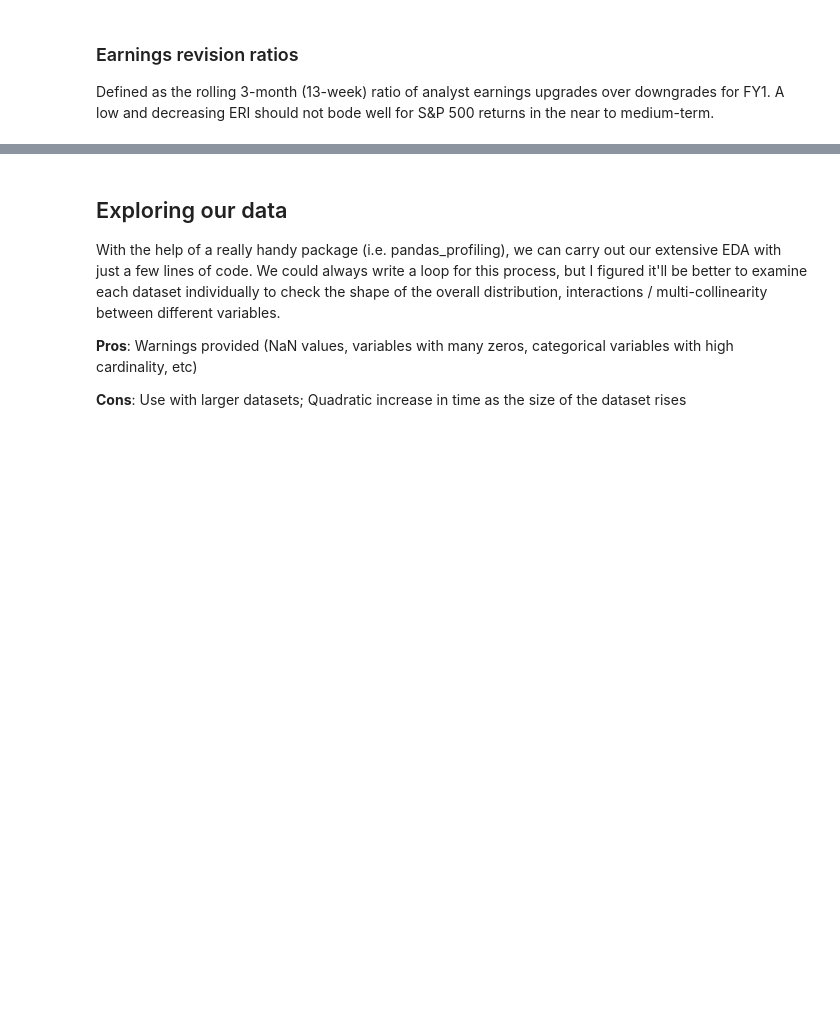
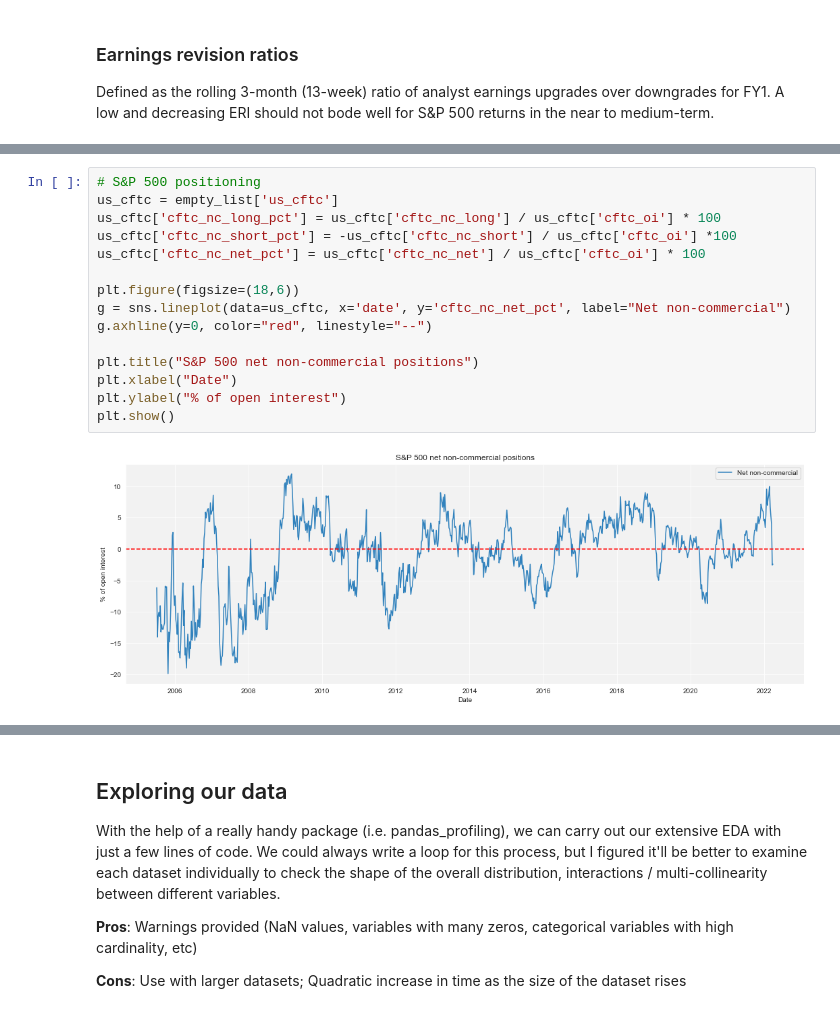
Before and after one commit to deltajuliette/CASSANDRA_calling_pullbacks, a Jupyter notebook: code/SIREN_basics.ipynb, the cells around one changed output, grey strips where cells are left out. Drawn from its saved outputs; the diff is of its cells as text; blank space fills up the shorter version.

```diff
--- a/code/SIREN_basics.ipynb
+++ b/code/SIREN_basics.ipynb
@@ -217,0 +273,17 @@ plt.show()
+# %%
+# S&P 500 positioning
+us_cftc = empty_list['us_cftc']
+us_cftc['cftc_nc_long_pct'] = us_cftc['cftc_nc_long'] / us_cftc['cftc_oi'] * 100
+us_cftc['cftc_nc_short_pct'] = -us_cftc['cftc_nc_short'] / us_cftc['cftc_oi'] *100
+us_cftc['cftc_nc_net_pct'] = us_cftc['cftc_nc_net'] / us_cftc['cftc_oi'] * 100
+
+plt.figure(figsize=(18,6))
+g = sns.lineplot(data=us_cftc, x='date', y='cftc_nc_net_pct', label="Net non-commercial")
+g.axhline(y=0, color="red", linestyle="--")
+
+plt.title("S&P 500 net non-commercial positions")
+plt.xlabel("Date")
+plt.ylabel("% of open interest")
+plt.show()
+# %% [output]
+[figure, added]
```
Also changed, not shown: parts of 36 cells of this notebook, 28 other files.
